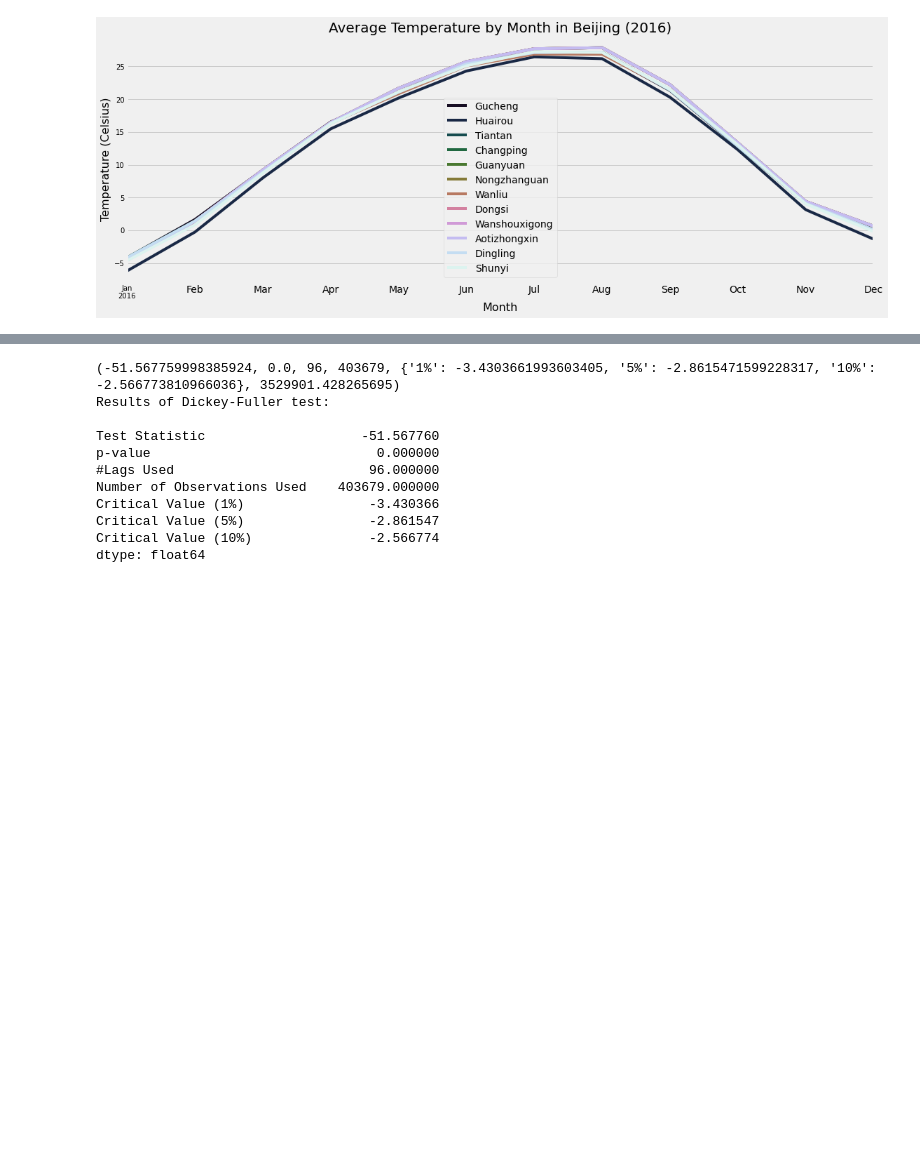
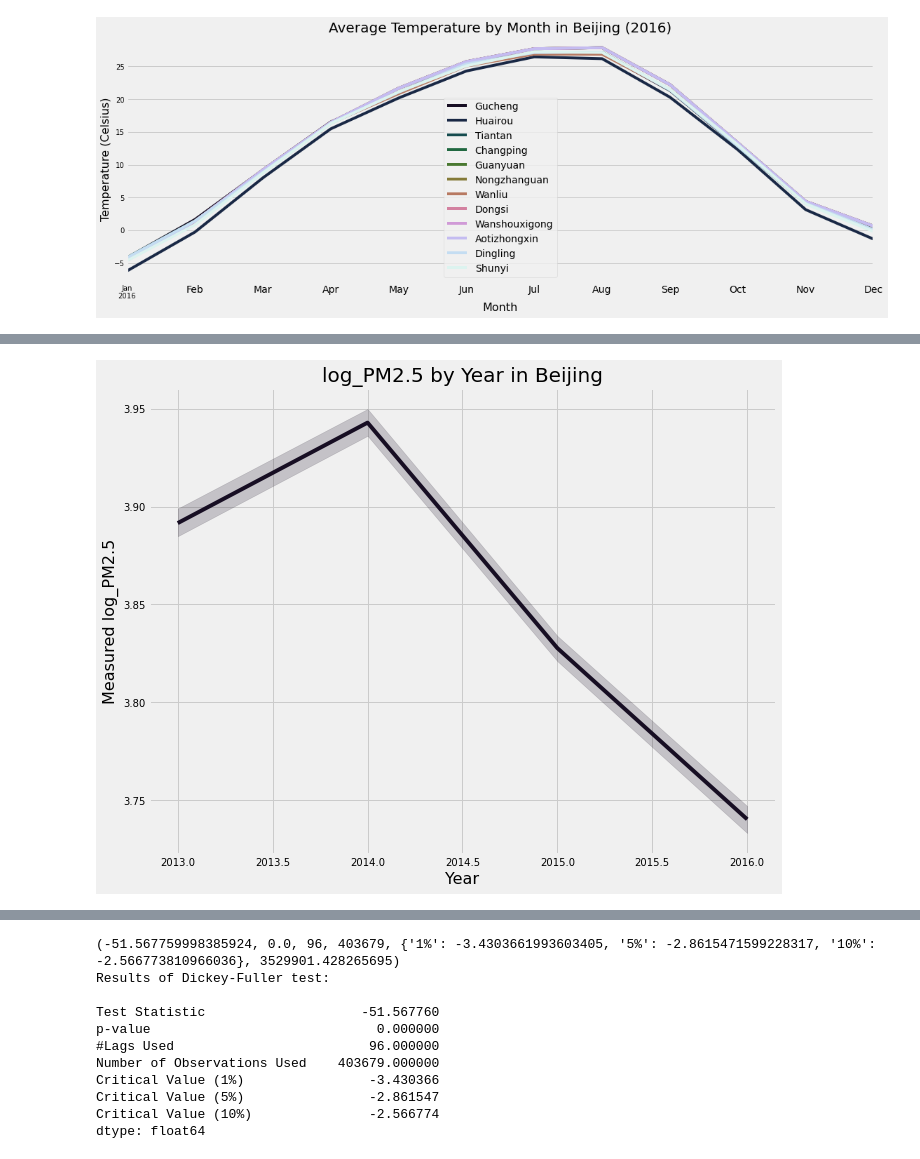
Before and after one commit to dolcikey/TimeSeriesForecasting_BeijingAirQuality, a Jupyter notebook: 02EDA.ipynb, the cells around one changed output, grey strips where cells are left out. Cells and saved outputs as stored; diff of their text form; code cells hidden in the pictures; blank space fills up the shorter version.

```diff
--- a/02EDA.ipynb
+++ b/02EDA.ipynb
@@ -182,21 +201,22 @@ for f in features:
 # %%
-for f in features:
+for f in df[cont_cols]:
     fig, ax = plt.subplots(figsize=(10, 8))
     sns.lineplot(x = 'Year', y = f, data = df);
     plt.title(f + ' by Year in Beijing', size = 20)
     plt.xlabel('Year', size = 16)
     plt.ylabel('Measured ' + f, size = 16)
     plt.xticks(size = 10)
     plt.yticks(size = 10);
 # %% [output]
 [figure]
 [figure]
 [figure]
 [figure]
 [figure]
 [figure]
 [figure]
 [figure]
 [figure]
 [figure]
 [figure]
+[figure, added]
```
Also changed, not shown: parts of 21 cells of this notebook, 1 other file.
